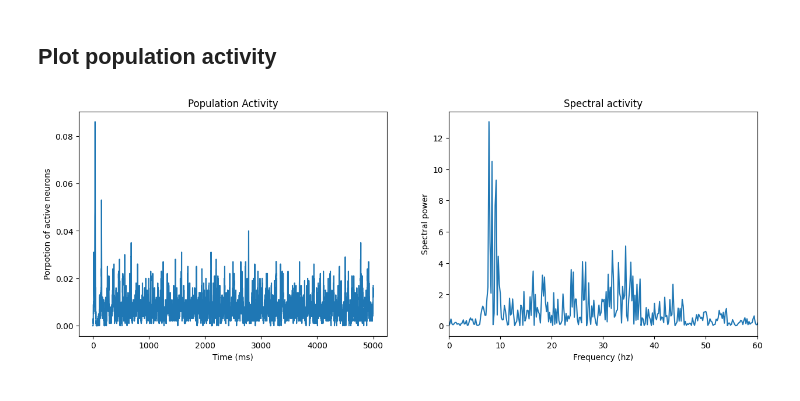
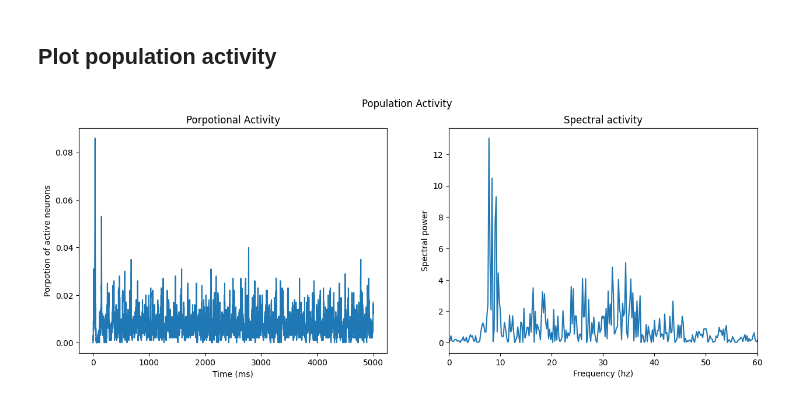
Before and after one commit to w-decker/brain-circuit-stim, a Jupyter notebook: main.ipynb, the cells around one changed output. Cells and saved outputs as stored; diff of their text form; code cells hidden in the pictures.

```diff
--- a/main.ipynb
+++ b/main.ipynb
@@ -140,18 +140,19 @@ hz = np.linspace(0, 1000/2, int(time/2+1)) # get frequencies
 # %% [markdown]
 ## Plot population activity
 # %%
-fix, ax = plt.subplots(1, 2, figsize=(15, 5))
+fig, ax = plt.subplots(1, 2, figsize=(15, 5))
+fig.suptitle("Population Activity")
 ax[0].plot(pop_activity)
 ax[0].set_xlabel('Time (ms)')
 ax[0].set_ylabel('Porpotion of active neurons')
-ax[0].set_title('Population Activity')
+ax[0].set_title('Porpotional Activity')
 
 ax[1].plot(hz, pop_spectral[:len(hz)]) # plot only positive
 ax[1].set_xlabel('Frequency (hz)')
 ax[1].set_ylabel('Spectral power')
 ax[1].set_xlim([0, 60])
 ax[1].set_title('Spectral activity')
 
 plt.show()
 # %% [output]
-[figure, old version]
+[figure, new version]
```
Also changed, not shown: parts of 3 cells of this notebook, 1 other file.
